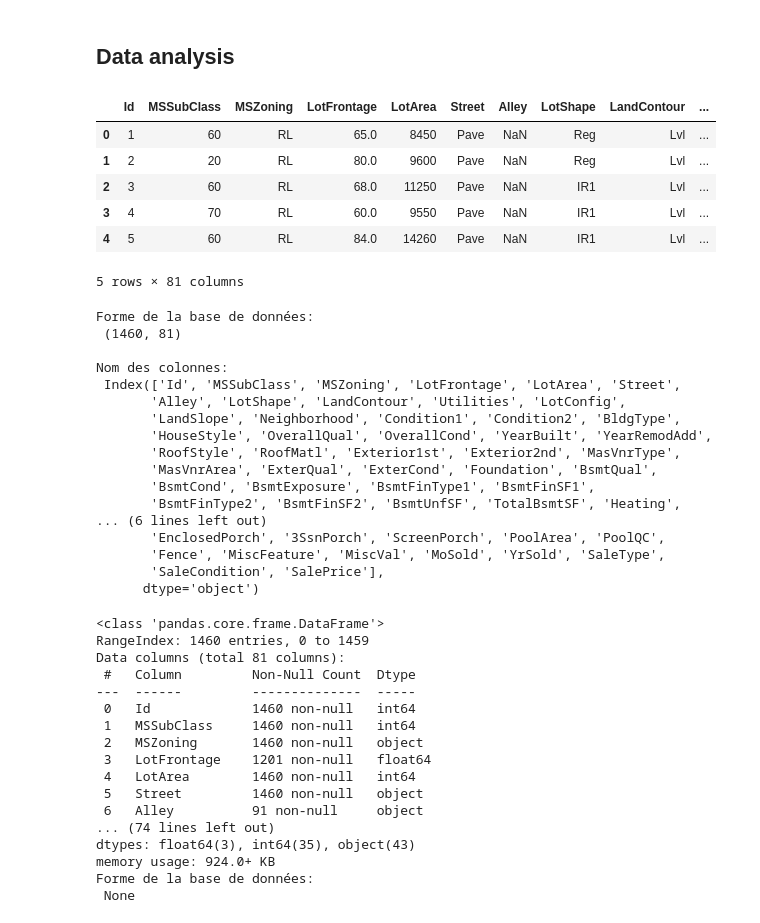
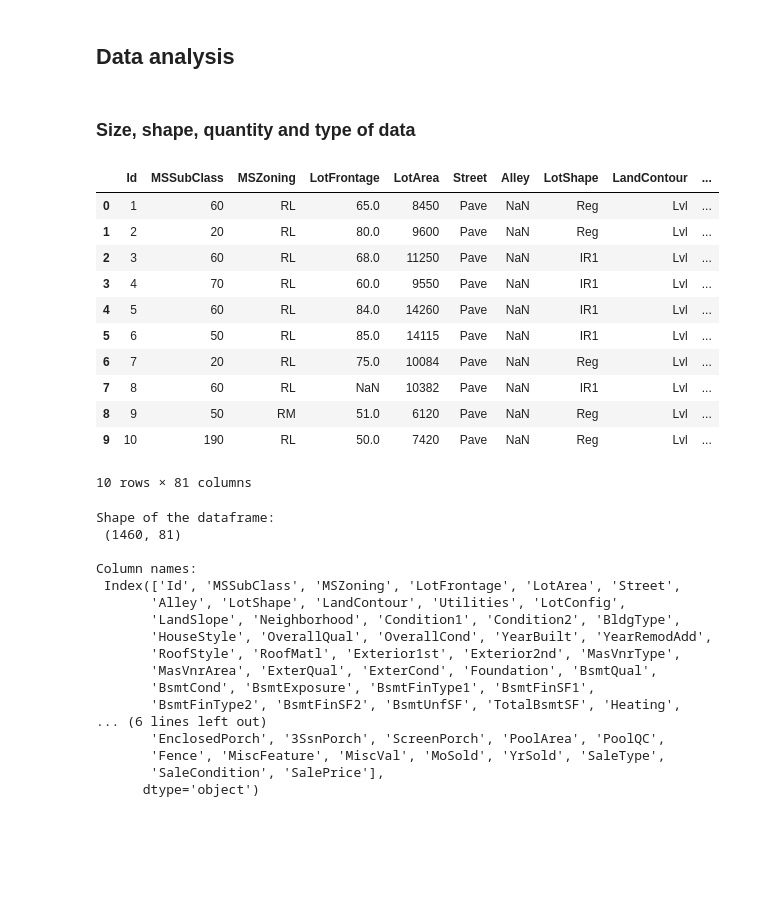
Before and after one commit to vin-br/house-prices, a Jupyter notebook: House Prices.ipynb, the cells around one changed output. Drawn from its saved outputs; the diff is of its cells as text; code cells hidden in the pictures; blank space fills up the shorter version.

Commit message:
Data manipulation

```diff
--- a/House Prices.ipynb
+++ b/House Prices.ipynb
@@ -22,28 +24,34 @@ import seaborn as sns
 import matplotlib.pyplot as plt
 # %% [markdown]
 ## Data analysis
+# %% [markdown]
+### Size, shape, quantity and type of data
 # %%
-# Importing the dataset
-
+# Importing training data
 dataset = pd.read_csv("Data/train.csv")
-dataset.head()
+dataset.head(10)
 # %% [output]
 |  | Id | MSSubClass | MSZoning | LotFrontage | LotArea | Street | Alley | LotShape | LandContour | ... |
 | 0 | 1 | 60 | RL | 65.0 | 8450 | Pave | NaN | Reg | Lvl | ... |
 | 1 | 2 | 20 | RL | 80.0 | 9600 | Pave | NaN | Reg | Lvl | ... |
 | 2 | 3 | 60 | RL | 68.0 | 11250 | Pave | NaN | IR1 | Lvl | ... |
 | 3 | 4 | 70 | RL | 60.0 | 9550 | Pave | NaN | IR1 | Lvl | ... |
 | 4 | 5 | 60 | RL | 84.0 | 14260 | Pave | NaN | IR1 | Lvl | ... |
+| 5 | 6 | 50 | RL | 85.0 | 14115 | Pave | NaN | IR1 | Lvl | ... |
+| 6 | 7 | 20 | RL | 75.0 | 10084 | Pave | NaN | Reg | Lvl | ... |
+| 7 | 8 | 60 | RL | NaN | 10382 | Pave | NaN | IR1 | Lvl | ... |
+| 8 | 9 | 50 | RM | 51.0 | 6120 | Pave | NaN | Reg | Lvl | ... |
+| 9 | 10 | 190 | RL | 50.0 | 7420 | Pave | NaN | Reg | Lvl | ... |
-5 rows × 81 columns
+10 rows × 81 columns
 # %%
-# Forme et infos du dataframe
-print(f"Forme de la base de données: \n {dataset.shape}\n")
-print(f"Nom des colonnes: \n {dataset.columns}\n")
+# Looking at the shape of the dataframe
+print(f"Shape of the dataframe: \n {dataset.shape}\n")
+print(f"Column names: \n {dataset.columns}\n")
 # %% [output]
-Forme de la base de données:
+Shape of the dataframe:
  (1460, 81)
 
-Nom des colonnes:
+Column names:
  Index(['Id', 'MSSubClass', 'MSZoning', 'LotFrontage', 'LotArea', 'Street',
        'Alley', 'LotShape', 'LandContour', 'Utilities', 'LotConfig',
        'LandSlope', 'Neighborhood', 'Condition1', 'Condition2', 'BldgType',
@@ -57,23 +65,3 @@ Nom des colonnes:
        'Fence', 'MiscFeature', 'MiscVal', 'MoSold', 'YrSold', 'SaleType',
        'SaleCondition', 'SalePrice'],
       dtype='object')
-# %%
-print(f"Forme de la base de données: \n {dataset.info()}")
-# %% [output]
-<class 'pandas.core.frame.DataFrame'>
-RangeIndex: 1460 entries, 0 to 1459
-Data columns (total 81 columns):
- #   Column         Non-Null Count  Dtype
----  ------         --------------  -----
- 0   Id             1460 non-null   int64
- 1   MSSubClass     1460 non-null   int64
- 2   MSZoning       1460 non-null   object
- 3   LotFrontage    1201 non-null   float64
- 4   LotArea        1460 non-null   int64
- 5   Street         1460 non-null   object
- 6   Alley          91 non-null     object
-... (74 lines left out)
-dtypes: float64(3), int64(35), object(43)
-memory usage: 924.0+ KB
-Forme de la base de données:
- None
```
Also changed, not shown: parts of 24 cells of this notebook, 1 other file.
